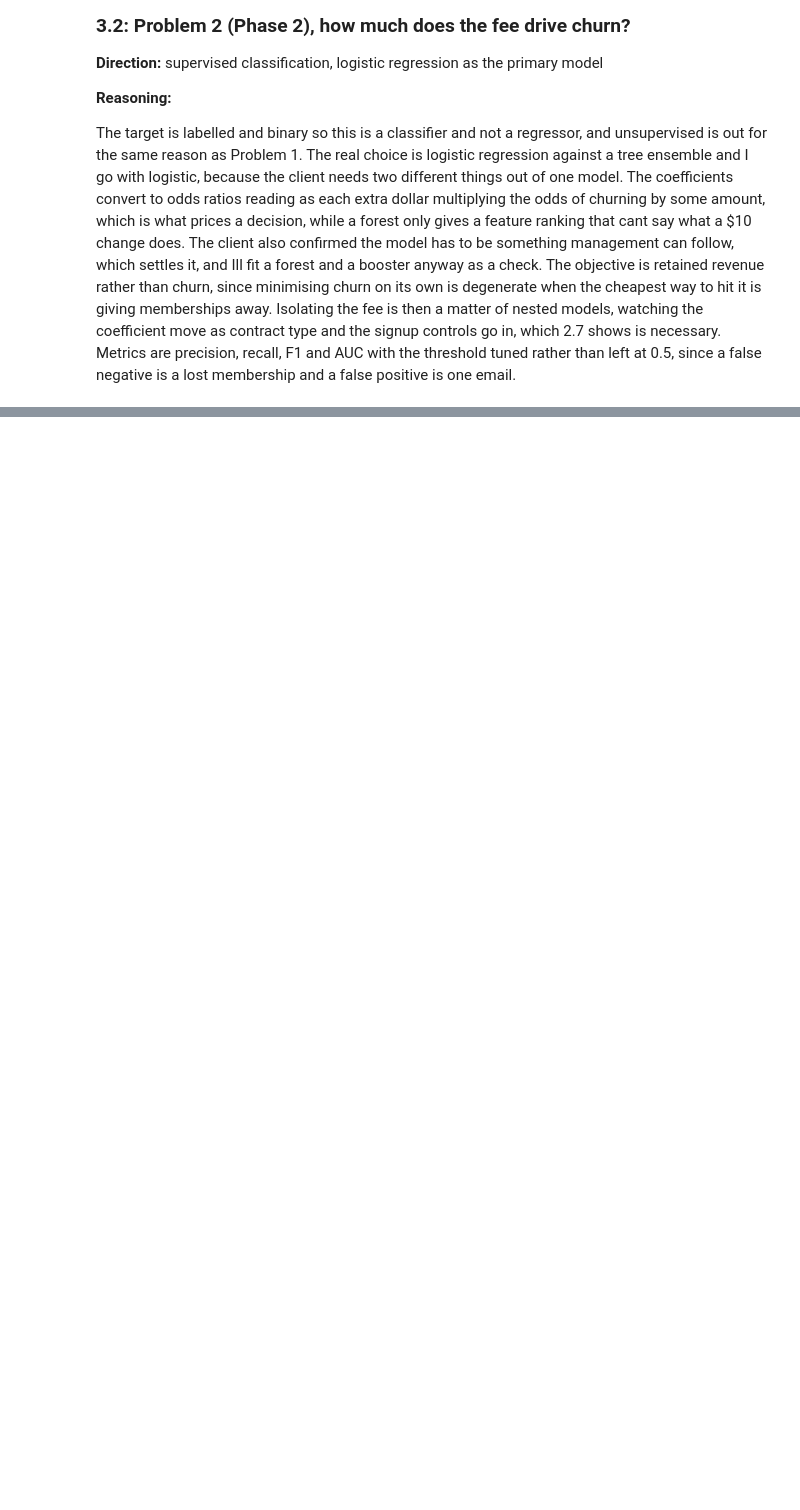
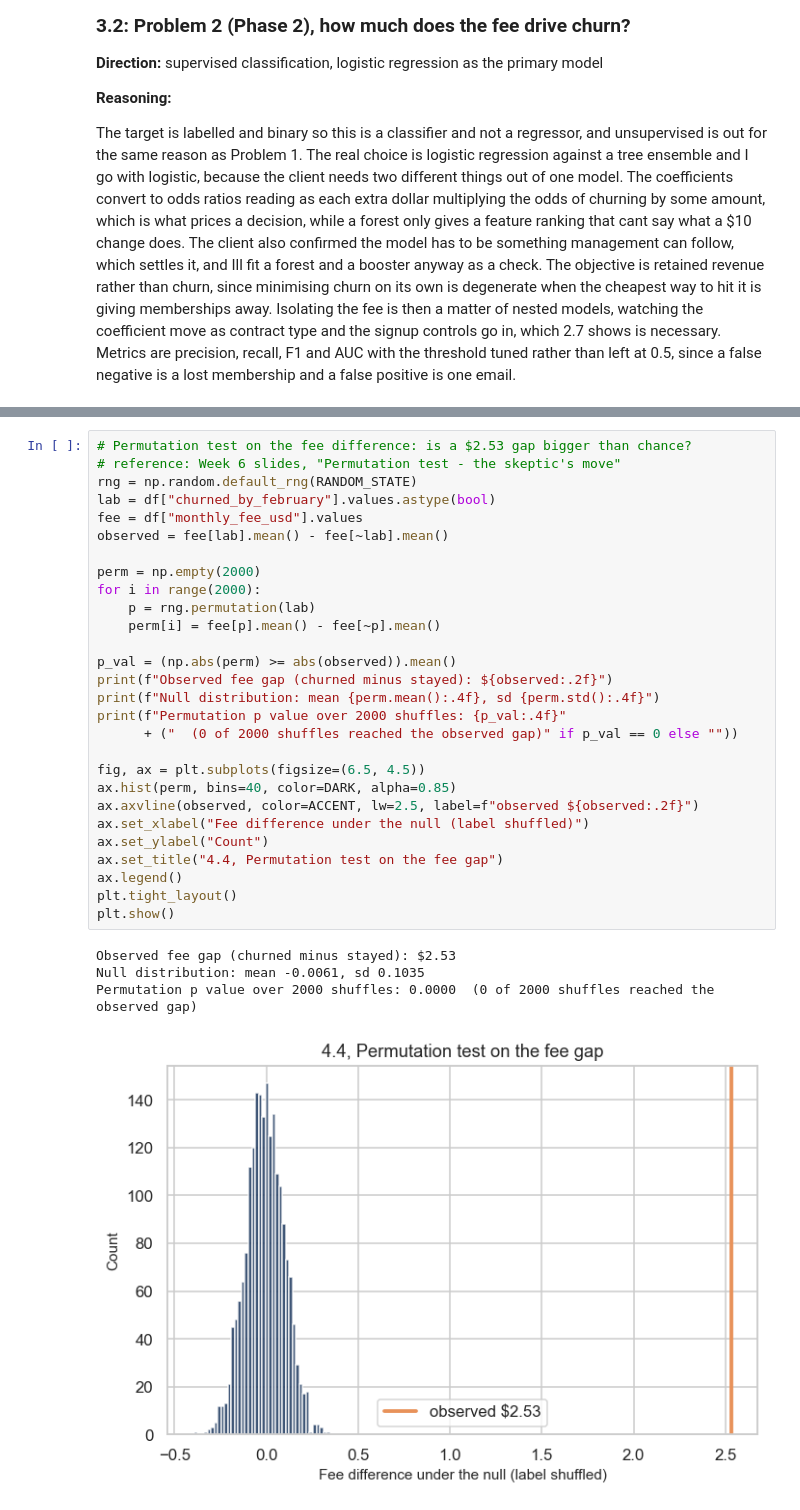
Before and after one commit to derekchengg/IAT461-Final-Assignment, a Jupyter notebook: IAT461_Final_DerekCheng_dca130.ipynb, the cells around one changed output, grey strips where cells are left out. Cells and saved outputs as stored; diff of their text form; blank space fills up the shorter version.

```diff
--- a/IAT461_Final_DerekCheng_dca130.ipynb
+++ b/IAT461_Final_DerekCheng_dca130.ipynb
@@ -634,0 +898,33 @@ The target is labelled and binary so this is a classifier and not a regressor, a
+# %%
+# Permutation test on the fee difference: is a $2.53 gap bigger than chance?
+# reference: Week 6 slides, "Permutation test - the skeptic's move"
+rng = np.random.default_rng(RANDOM_STATE)
+lab = df["churned_by_february"].values.astype(bool)
+fee = df["monthly_fee_usd"].values
+observed = fee[lab].mean() - fee[~lab].mean()
+
+perm = np.empty(2000)
+for i in range(2000):
+    p = rng.permutation(lab)
+    perm[i] = fee[p].mean() - fee[~p].mean()
+
+p_val = (np.abs(perm) >= abs(observed)).mean()
+print(f"Observed fee gap (churned minus stayed): ${observed:.2f}")
+print(f"Null distribution: mean {perm.mean():.4f}, sd {perm.std():.4f}")
+print(f"Permutation p value over 2000 shuffles: {p_val:.4f}"
+      + ("  (0 of 2000 shuffles reached the observed gap)" if p_val == 0 else ""))
+
+fig, ax = plt.subplots(figsize=(6.5, 4.5))
+ax.hist(perm, bins=40, color=DARK, alpha=0.85)
+ax.axvline(observed, color=ACCENT, lw=2.5, label=f"observed ${observed:.2f}")
+ax.set_xlabel("Fee difference under the null (label shuffled)")
+ax.set_ylabel("Count")
+ax.set_title("4.4, Permutation test on the fee gap")
+ax.legend()
+plt.tight_layout()
+plt.show()
+# %% [output]
+Observed fee gap (churned minus stayed): $2.53
+Null distribution: mean -0.0061, sd 0.1035
+Permutation p value over 2000 shuffles: 0.0000  (0 of 2000 shuffles reached the observed gap)
+[figure, added]
```
Also changed, not shown: parts of 54 cells of this notebook, 1 other file.
